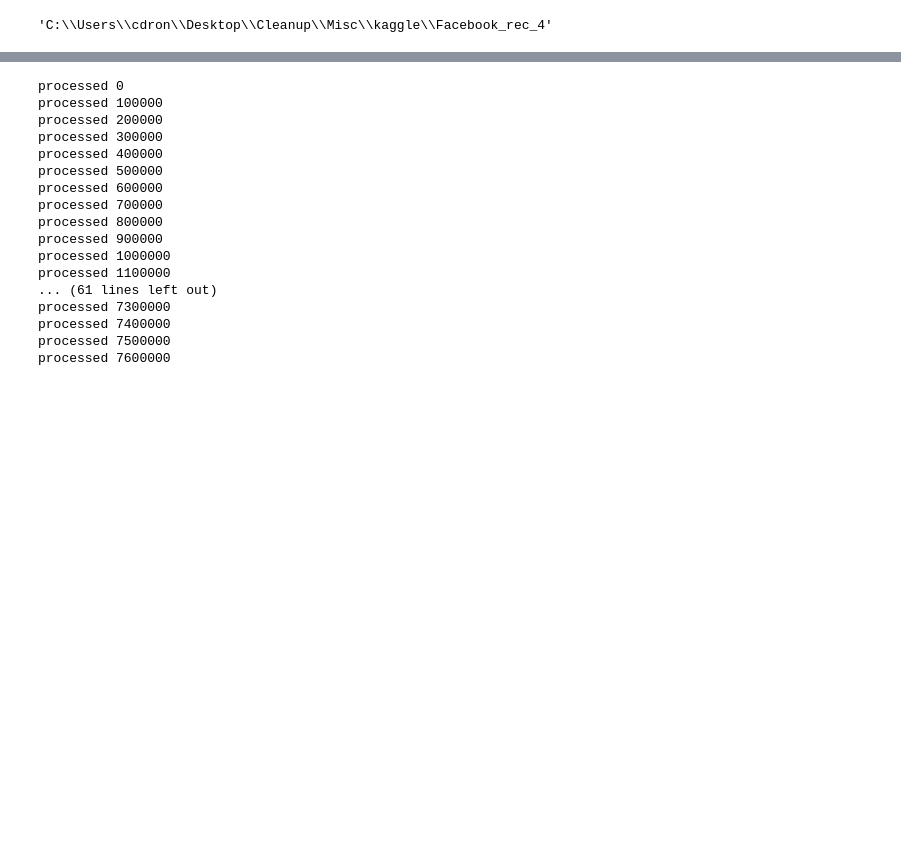
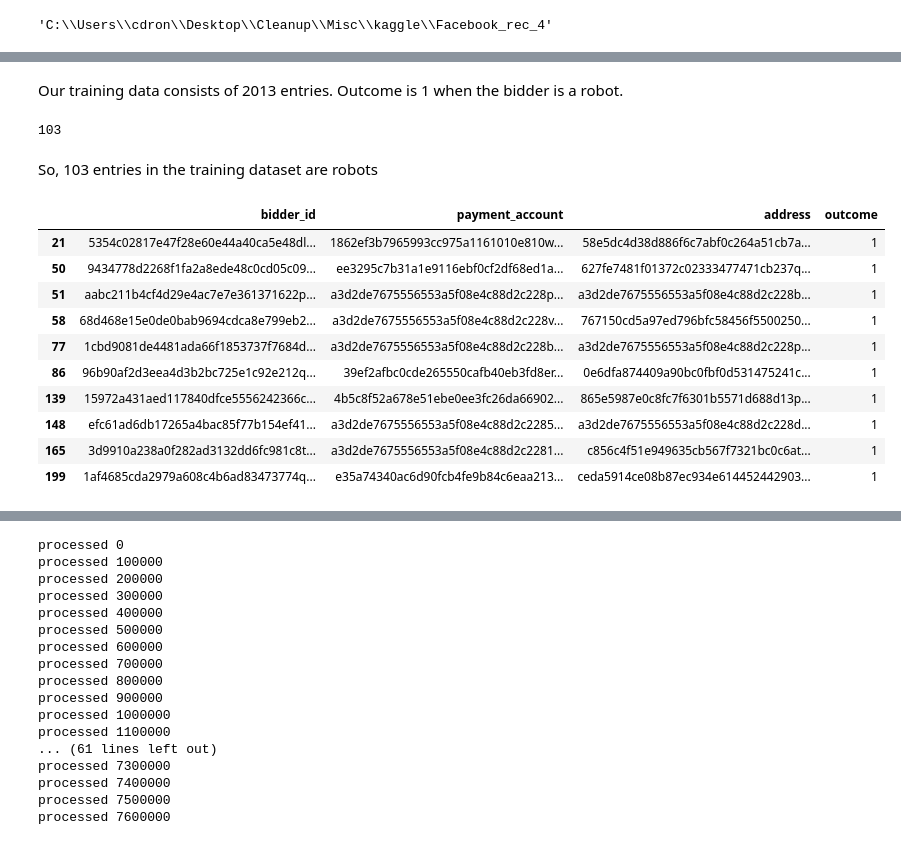
Before and after one commit to chandrad/random, a Jupyter notebook: K0.89249_diffstrat.ipynb, the cells around one changed output, grey strips where cells are left out. Drawn from its saved outputs; the diff is of its cells as text; code cells hidden in the pictures; blank space fills up the shorter version.

```diff
--- a/K0.89249_diffstrat.ipynb
+++ b/K0.89249_diffstrat.ipynb
@@ -13,0 +67,22 @@ os.getcwd()
+# %% [markdown]
+Our training data consists of 2013 entries. Outcome is 1 when the bidder is a robot.
+# %%
+train[train['outcome']==1]['outcome'].count()
+# %% [output]
+103
+# %% [markdown]
+So, 103 entries in the training dataset are robots
+# %%
+train[train['outcome']==1][:10]
+# %% [output]
+|  | bidder_id | payment_account | address | outcome |
+| 21 | 5354c02817e47f28e60e44a40ca5e48dl... | 1862ef3b7965993cc975a1161010e810w... | 58e5dc4d38d886f6c7abf0c264a51cb7a... | 1 |
+| 50 | 9434778d2268f1fa2a8ede48c0cd05c09... | ee3295c7b31a1e9116ebf0cf2df68ed1a... | 627fe7481f01372c02333477471cb237q... | 1 |
+| 51 | aabc211b4cf4d29e4ac7e7e361371622p... | a3d2de7675556553a5f08e4c88d2c228p... | a3d2de7675556553a5f08e4c88d2c228b... | 1 |
+| 58 | 68d468e15e0de0bab9694cdca8e799eb2... | a3d2de7675556553a5f08e4c88d2c228v... | 767150cd5a97ed796bfc58456f5500250... | 1 |
+| 77 | 1cbd9081de4481ada66f1853737f7684d... | a3d2de7675556553a5f08e4c88d2c228b... | a3d2de7675556553a5f08e4c88d2c228p... | 1 |
+| 86 | 96b90af2d3eea4d3b2bc725e1c92e212q... | 39ef2afbc0cde265550cafb40eb3fd8er... | 0e6dfa874409a90bc0fbf0d531475241c... | 1 |
+| 139 | 15972a431aed117840dfce5556242366c... | 4b5c8f52a678e51ebe0ee3fc26da66902... | 865e5987e0c8fc7f6301b5571d688d13p... | 1 |
+| 148 | efc61ad6db17265a4bac85f77b154ef41... | a3d2de7675556553a5f08e4c88d2c2285... | a3d2de7675556553a5f08e4c88d2c228d... | 1 |
+| 165 | 3d9910a238a0f282ad3132dd6fc981c8t... | a3d2de7675556553a5f08e4c88d2c2281... | c856c4f51e949635cb567f7321bc0c6at... | 1 |
+| 199 | 1af4685cda2979a608c4b6ad83473774q... | e35a74340ac6d90fcb4fe9b84c6eaa213... | ceda5914ce08b87ec934e614452442903... | 1 |
```
Also changed, not shown: parts of 30 cells of this notebook.
